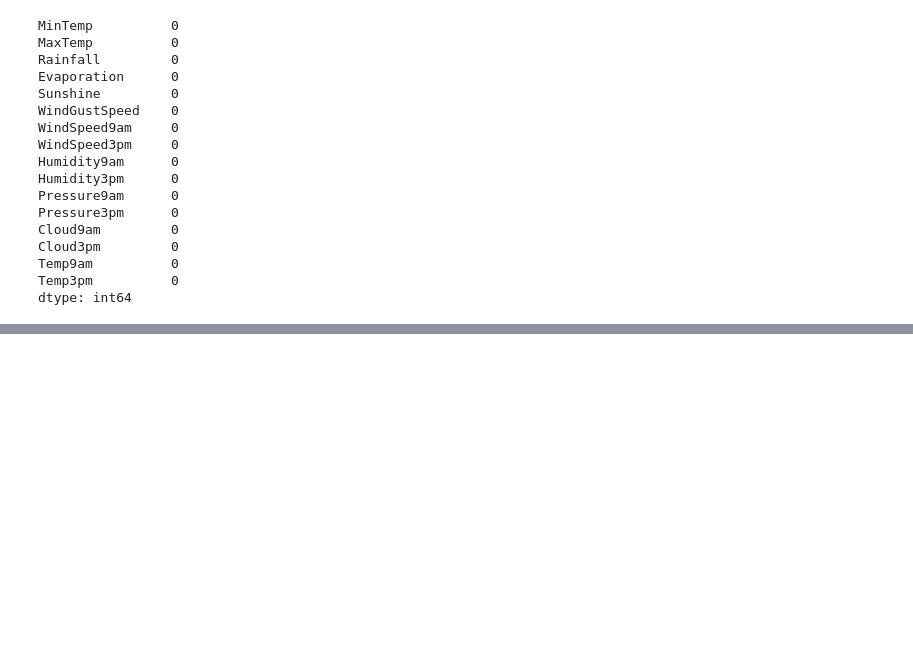
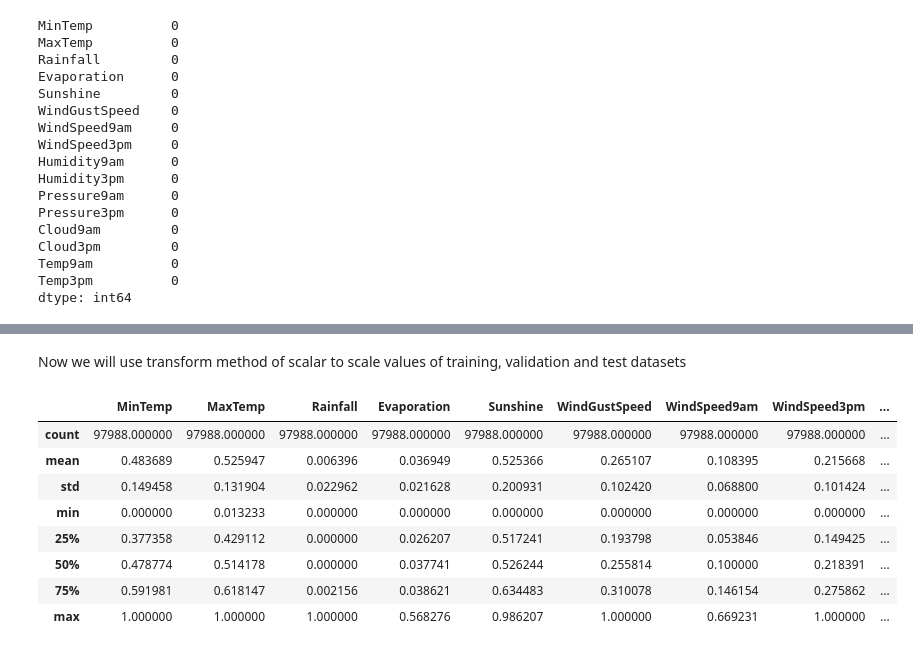
Before and after one commit to tusharx0809/machine-learning, a Jupyter notebook: weather-predictions/weather-predictions.ipynb, the cells around one changed output, grey strips where cells are left out. Saved outputs shown, nothing was run; the diff lists cells and outputs as text; code cells hidden in the pictures; blank space fills up the shorter version.

```diff
--- a/weather-predictions/weather-predictions.ipynb
+++ b/weather-predictions/weather-predictions.ipynb
@@ -333,0 +339,4 @@ dtype: int64
+# %%
+scaler = MinMaxScaler()
+# %%
+scaler.fit(raw_df[numeric_cols])
@@ -333,0 +387,18 @@ dtype: int64
+# %% [markdown]
+Now we will use transform method of scalar to scale values of training, validation and test datasets
+# %%
+train_inputs[numeric_cols] = scaler.transform(train_inputs[numeric_cols])
+val_inputs[numeric_cols] = scaler.transform(val_inputs[numeric_cols])
+test_inputs[numeric_cols] = scaler.transform(test_inputs[numeric_cols])
+# %%
+train_inputs[numeric_cols].describe()
+# %% [output]
+|  | MinTemp | MaxTemp | Rainfall | Evaporation | Sunshine | WindGustSpeed | WindSpeed9am | WindSpeed3pm | ... |
+| count | 97988.000000 | 97988.000000 | 97988.000000 | 97988.000000 | 97988.000000 | 97988.000000 | 97988.000000 | 97988.000000 | ... |
+| mean | 0.483689 | 0.525947 | 0.006396 | 0.036949 | 0.525366 | 0.265107 | 0.108395 | 0.215668 | ... |
+| std | 0.149458 | 0.131904 | 0.022962 | 0.021628 | 0.200931 | 0.102420 | 0.068800 | 0.101424 | ... |
+| min | 0.000000 | 0.013233 | 0.000000 | 0.000000 | 0.000000 | 0.000000 | 0.000000 | 0.000000 | ... |
+| 25% | 0.377358 | 0.429112 | 0.000000 | 0.026207 | 0.517241 | 0.193798 | 0.053846 | 0.149425 | ... |
+| 50% | 0.478774 | 0.514178 | 0.000000 | 0.037741 | 0.526244 | 0.255814 | 0.100000 | 0.218391 | ... |
+| 75% | 0.591981 | 0.618147 | 0.002156 | 0.038621 | 0.634483 | 0.310078 | 0.146154 | 0.275862 | ... |
+| max | 1.000000 | 1.000000 | 1.000000 | 0.568276 | 0.986207 | 1.000000 | 0.669231 | 1.000000 | ... |
```
Also changed, not shown: parts of 8 cells of this notebook.
